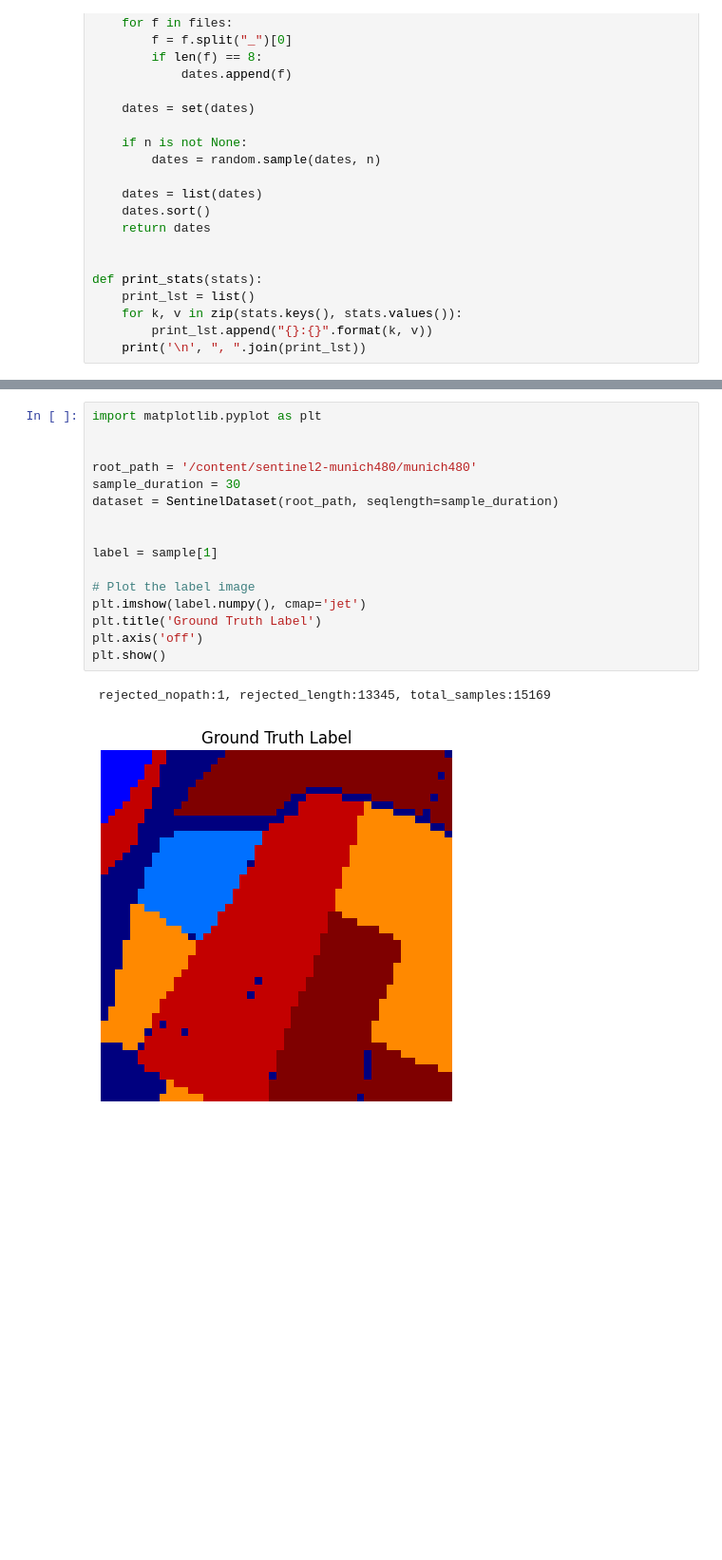
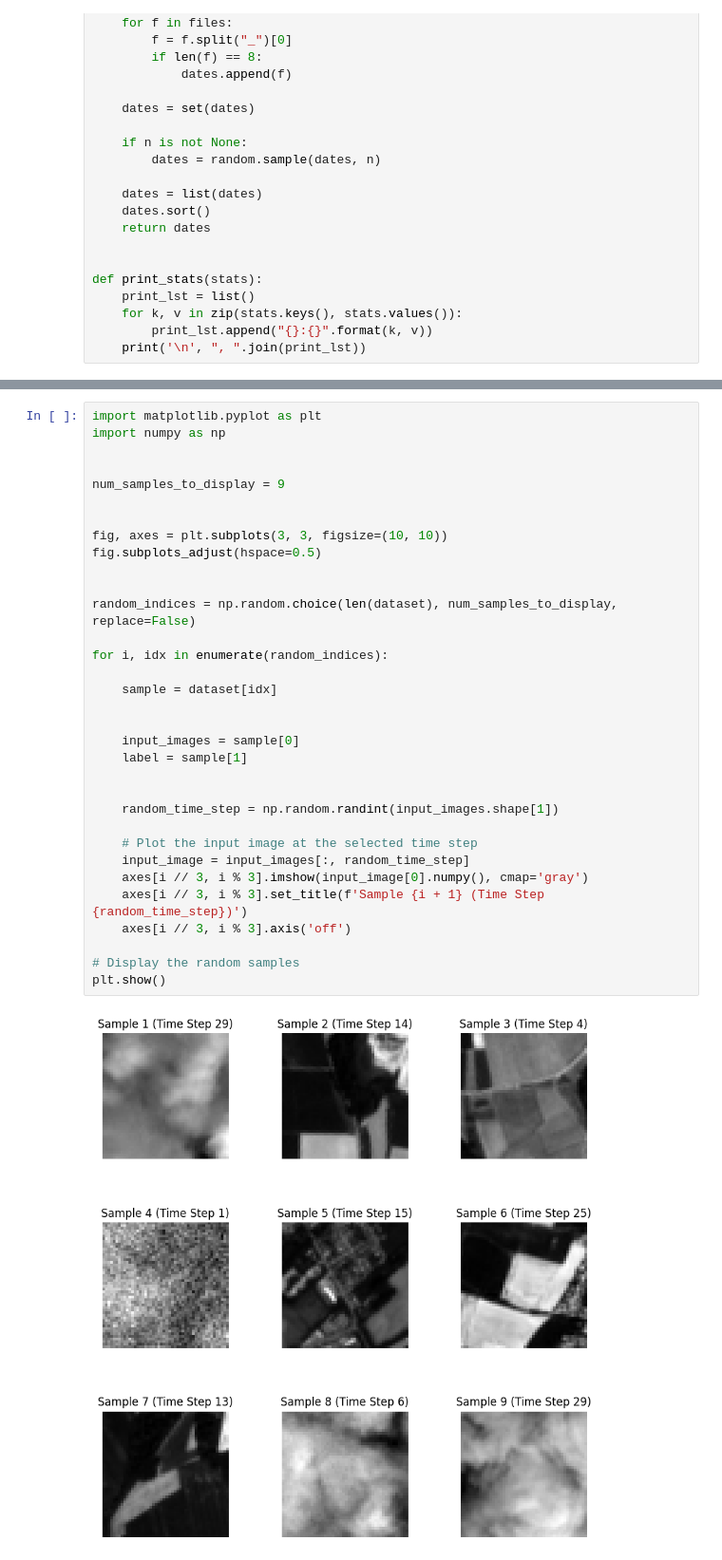
Before and after one commit to Pointbreak82/Satellite-Image-Time-Series, a Jupyter notebook: SITSA.ipynb, the cells around one changed output, grey strips where cells are left out. Shown at 95% size. Cells and saved outputs as stored; diff of their text form; blank space fills up the shorter version.

```diff
--- a/SITSA.ipynb
+++ b/SITSA.ipynb
@@ -428,19 +423,35 @@ labels = list(range(numclasses))
-# %%
-import matplotlib.pyplot as plt
-
-
-root_path = '/content/sentinel2-munich480/munich480'
-sample_duration = 30
-dataset = SentinelDataset(root_path, seqlength=sample_duration)
-
-
-label = sample[1]
-
-# Plot the label image
-plt.imshow(label.numpy(), cmap='jet')
-plt.title('Ground Truth Label')
-plt.axis('off')
-plt.show()
-# %% [output]
- rejected_nopath:1, rejected_length:13345, total_samples:15169
-[figure, removed]
+# %%
+import matplotlib.pyplot as plt
+import numpy as np
+
+
+num_samples_to_display = 9
+
+
+fig, axes = plt.subplots(3, 3, figsize=(10, 10))
+fig.subplots_adjust(hspace=0.5)
+
+
+random_indices = np.random.choice(len(dataset), num_samples_to_display, replace=False)
+
+for i, idx in enumerate(random_indices):
+
+    sample = dataset[idx]
+
+
+    input_images = sample[0]
+    label = sample[1]
+
+
+    random_time_step = np.random.randint(input_images.shape[1])
+
+    # Plot the input image at the selected time step
+    input_image = input_images[:, random_time_step]
+    axes[i // 3, i % 3].imshow(input_image[0].numpy(), cmap='gray')
+    axes[i // 3, i % 3].set_title(f'Sample {i + 1} (Time Step {random_time_step})')
+    axes[i // 3, i % 3].axis('off')
+
+# Display the random samples
+plt.show()
+# %% [output]
+[figure, added]
```
Also changed, not shown: parts of 10 cells of this notebook.
